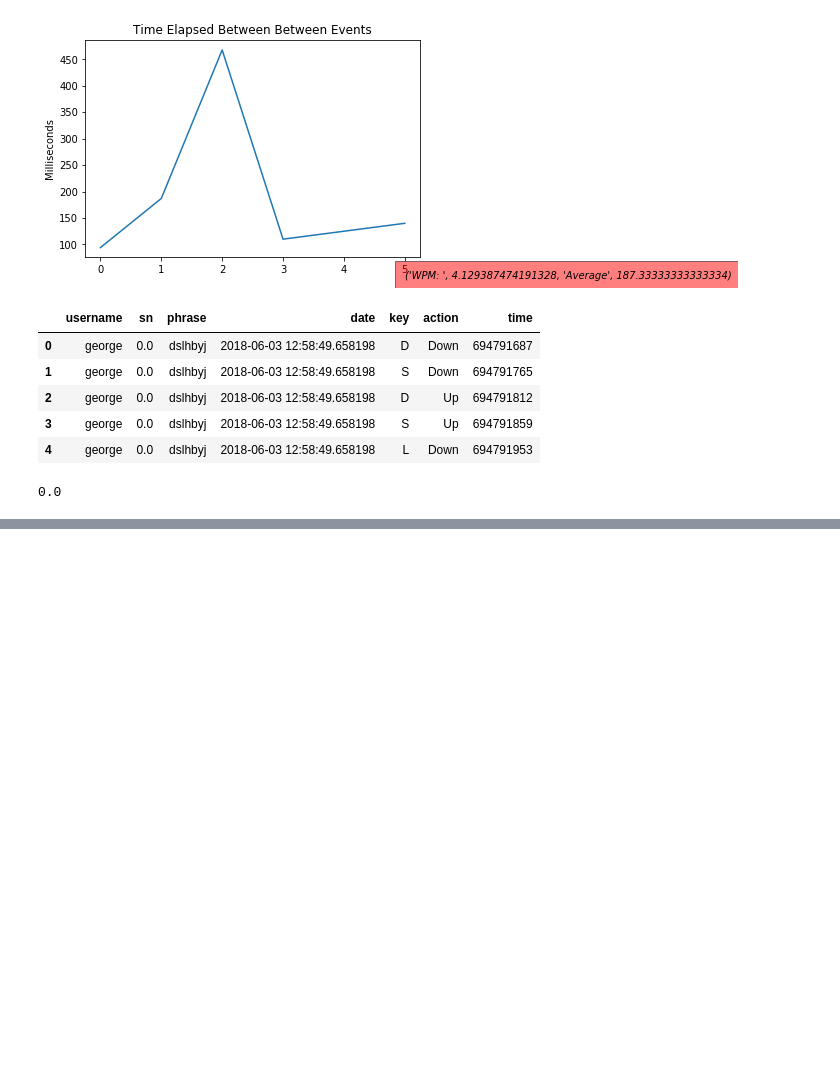
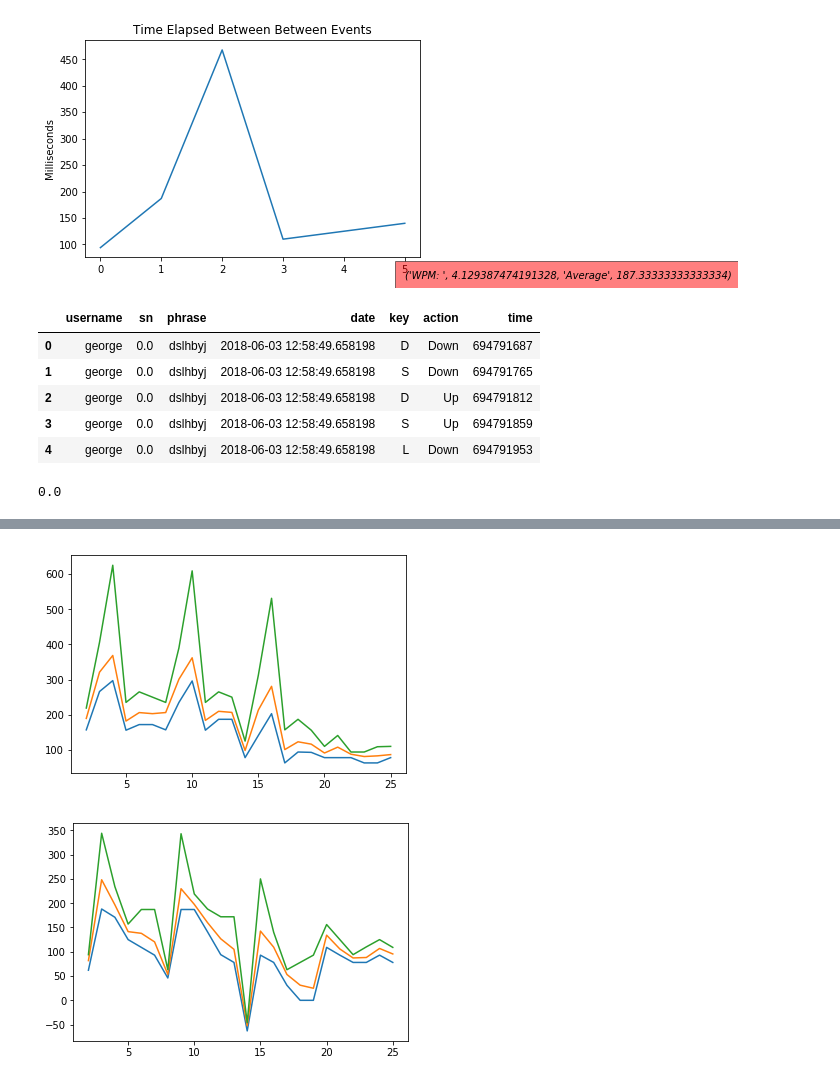
Before and after one commit to Eldar7/keystroke, a Jupyter notebook: keystroke analyse userdata.ipynb, the cells around one changed output, grey strips where cells are left out. Drawn from its saved outputs; the diff is of its cells as text; code cells hidden in the pictures; blank space fills up the shorter version.

```diff
--- a/keystroke analyse userdata.ipynb
+++ b/keystroke analyse userdata.ipynb
@@ -245,0 +334,12 @@ tamara
+# %%
+plt.plot(X[X[0] == 'tamara'].iloc[:,2:].min().astype('int'))
+plt.plot(X[X[0] == 'tamara'].iloc[:,2:].mean())
+plt.plot(X[X[0] == 'tamara'].iloc[:,2:].max())
+plt.show()
+plt.plot(X[X[0] == 'george'].iloc[:,2:].min())
+plt.plot(X[X[0] == 'george'].iloc[:,2:].mean())
+plt.plot(X[X[0] == 'george'].iloc[:,2:].max())
+plt.show()
+# %% [output]
+[figure, added]
+[figure, added]
```
Also changed, not shown: parts of 22 cells of this notebook, 1 other file.
